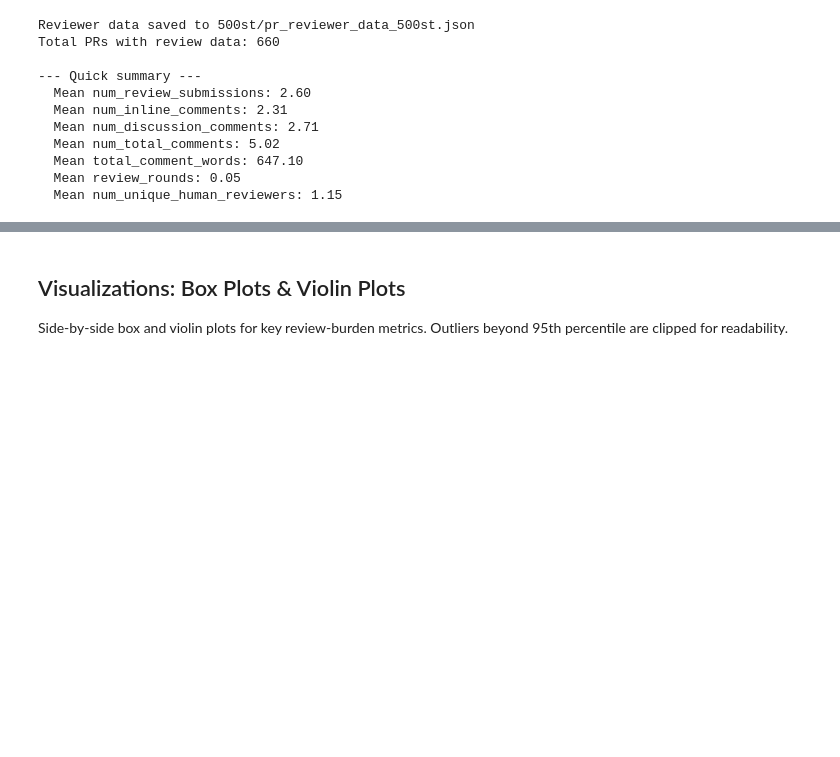
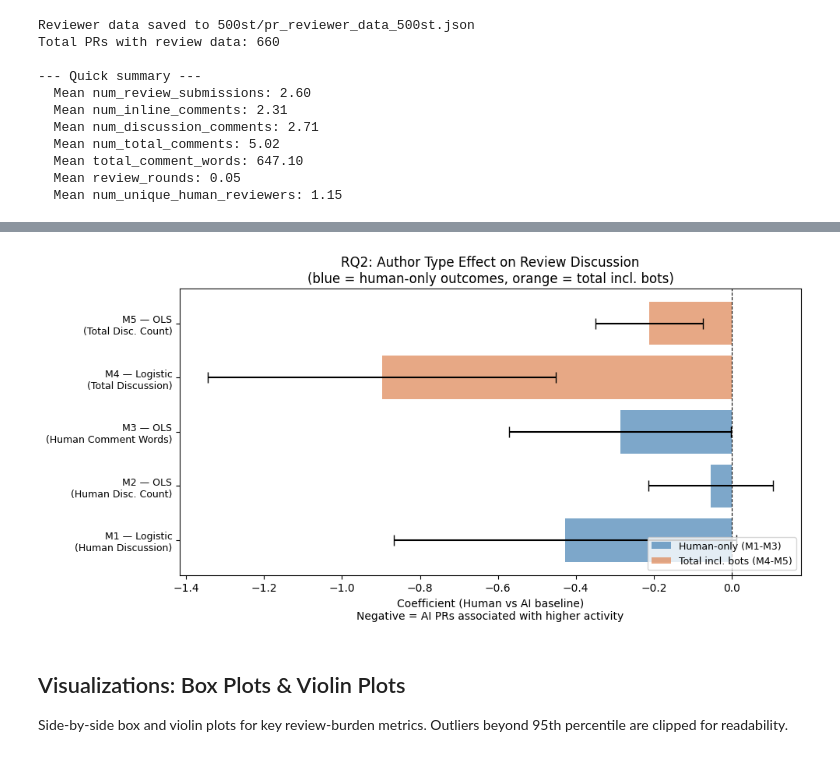
Before and after one commit to Harshil2107/maintenance_burden_llm_code, a Jupyter notebook: review_burdern_rq/review_burden_500st.ipynb, the cells around one changed output, grey strips where cells are left out. Drawn from its saved outputs; the diff is of its cells as text; code cells hidden in the pictures; blank space fills up the shorter version.

Commit message:
add updated scripts for review burden RQ

```diff
--- a/review_burden_500st.ipynb
+++ b/review_burdern_rq/review_burden_500st.ipynb
@@ -11,16 +11,16 @@ import os
 # CONFIGURATION - Change these paths/settings as needed
 # ============================================================
 # Input: matched pairs dataset produced by create_dataset.ipynb
-DATASET_FILE = 'datasets/matched_pr_pairs_in_30_days_500st.json'
+DATASET_FILE = '../datasets/matched_pr_pairs_in_30_days_500st.json'
 
 # GitHub API token (set via environment variable or paste here)
 GITHUB_TOKEN = os.environ.get('GITHUB_TOKEN', '')
 
 # Output file paths
-OUTPUT_AI_SPLIT_W_LINES = '500st/ai_prs_split_w_lines_500st.json'
-OUTPUT_HUMAN_SPLIT_W_LINES = '500st/human_prs_split_w_lines_500st.json'
-OUTPUT_REVIEWER_DATA = '500st/pr_reviewer_data_500st.json'
-OUTPUT_COMPARISON_CSV = '500st/ai_vs_human_pr_comparison_500st.csv'
+OUTPUT_AI_SPLIT_W_LINES = '../500st/ai_prs_split_w_lines_500st.json'
+OUTPUT_HUMAN_SPLIT_W_LINES = '../500st/human_prs_split_w_lines_500st.json'
+OUTPUT_REVIEWER_DATA = '../500st/pr_reviewer_data_500st.json'
+OUTPUT_COMPARISON_CSV = '../500st/ai_vs_human_pr_comparison_500st.csv'
 # ============================================================
 
 final_dataset = pd.read_json(DATASET_FILE)
@@ -109,7 +109,9 @@ print(f"Updated {OUTPUT_AI_SPLIT_W_LINES} and {OUTPUT_HUMAN_SPLIT_W_LINES} with
 Updated 500st/ai_prs_split_w_lines_500st.json and 500st/human_prs_split_w_lines_500st.json with new columns.
 # %%
 # Create summary statistics tables
-
+#read back the updated splits to ensure we have the new columns loaded
+ai_prs_split = pd.read_json(OUTPUT_AI_SPLIT_W_LINES)
+human_prs_split = pd.read_json(OUTPUT_HUMAN_SPLIT_W_LINES)
 # 1. Average stats for AI vs Human PRs
 ai_avg = ai_prs_split[['lines_added', 'lines_removed', 'num_commits']].mean()
 human_avg = human_prs_split[['lines_added', 'lines_removed', 'num_commits']].mean()
@@ -215,9 +217,9 @@ def get_pr_review_data(repo_url, pr_number, github_token=None):
     Fetch comprehensive review burden data for a single PR.
 
     Hits three GitHub API endpoints:
-      1. /pulls/{n}/reviews      – formal review submissions (APPROVED, CHANGES_REQUESTED, …)
-      2. /pulls/{n}/comments     – inline code-level review comments
-      3. /issues/{n}/comments    – general discussion comments on the PR thread
+      1. /pulls/{n}/reviews      - formal review submissions (APPROVED, CHANGES_REQUESTED, …)
+      2. /pulls/{n}/comments     - inline code-level review comments
+      3. /issues/{n}/comments    - general discussion comments on the PR thread
 
     Returns a dict of metrics or None on failure.
     """
@@ -647,3 +1222,53 @@ Significance test results saved to significance_tests_500st.csv
+# %%
+import matplotlib.pyplot as plt
+import numpy as np
+
+fig, ax = plt.subplots(figsize=(10, 5))
+
+models = [
+    'M1 — Logistic\n(Human Discussion)',
+    'M2 — OLS\n(Human Disc. Count)',
+    'M3 — OLS\n(Human Comment Words)',
+    'M4 — Logistic\n(Total Discussion)',
+    'M5 — OLS\n(Total Disc. Count)',
+]
+
+# Extract coefficients and CIs from all 5 fitted models
+all_models = [m1, m2, m3, m4, m5]
+cnames = [author_coef_name(m) for m in all_models]
+
+coefs   = [m.params[c] for m, c in zip(all_models, cnames)]
+ci_low  = [m.conf_int().loc[c, 0] for m, c in zip(all_models, cnames)]
+ci_high = [m.conf_int().loc[c, 1] for m, c in zip(all_models, cnames)]
+
+y = np.arange(len(models))
+xerr_low  = [c - l for c, l in zip(coefs, ci_low)]
+xerr_high = [h - c for c, h in zip(coefs, ci_high)]
+
+# Color-code: blue for human-only (M1-M3), orange for total (M4-M5)
+colors = ['steelblue'] * 3 + ['#DD8452'] * 2
+
+ax.barh(y, coefs, xerr=[xerr_low, xerr_high],
+        align='center', color=colors, alpha=0.7,
+        error_kw={'capsize': 5})
+
+ax.axvline(0, color='black', linestyle='--', linewidth=0.8)
+ax.set_yticks(y)
+ax.set_yticklabels(models, fontsize=9)
+ax.set_xlabel('Coefficient (Human vs AI baseline)\nNegative = AI PRs associated with higher activity')
+ax.set_title('RQ2: Author Type Effect on Review Discussion\n(blue = human-only outcomes, orange = total incl. bots)')
+
+# Legend
+from matplotlib.patches import Patch
+ax.legend(handles=[
+    Patch(facecolor='steelblue', alpha=0.7, label='Human-only (M1-M3)'),
+    Patch(facecolor='#DD8452', alpha=0.7, label='Total incl. bots (M4-M5)'),
+], loc='lower right', fontsize=9)
+
+plt.tight_layout()
+plt.savefig('rq2_coefficient_plot.png', dpi=150)
+# %% [output]
+[figure, added]
 # %% [markdown]
 ## Visualizations: Box Plots & Violin Plots
 Side-by-side box and violin plots for key review-burden metrics. Outliers beyond 95th percentile are clipped for readability.
```
Also changed, not shown: parts of 10 cells of this notebook, 5 other files.
